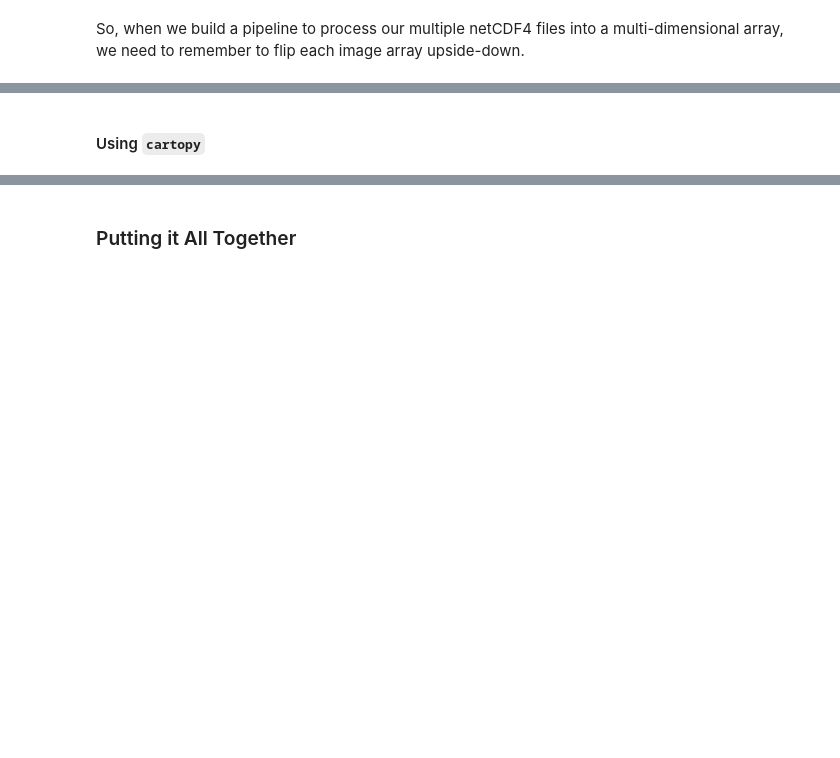
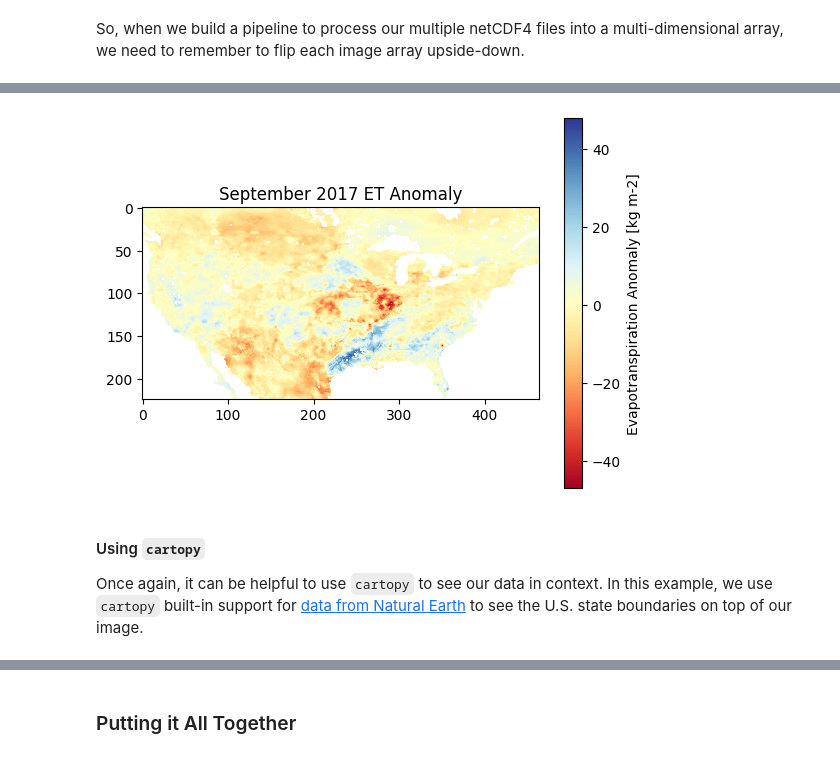
Before and after one commit to OpenClimateScience/M1-Open-Climate-Data, a Jupyter notebook: notebooks/CaseStudy_2017_Northern_Plains_Flash_Drought.ipynb, the cells around one changed output, grey strips where cells are left out. Cells and saved outputs as stored; diff of their text form; code cells hidden in the pictures; blank space fills up the shorter version.

```diff
--- a/notebooks/CaseStudy_2017_Northern_Plains_Flash_Drought.ipynb
+++ b/notebooks/CaseStudy_2017_Northern_Plains_Flash_Drought.ipynb
@@ -192,12 +251,17 @@ file_list[-1]
 # %%
 et_2017_anomaly = et_series[-1] - et_clim
 
 pyplot.imshow(et_2017_anomaly, cmap = 'RdYlBu')
 cbar = pyplot.colorbar()
 cbar.set_label('Evapotranspiration Anomaly [kg m-2]')
+pyplot.title('September 2017 ET Anomaly')
 pyplot.show()
+# %% [output]
+[figure, added]
 # %% [markdown]
 #### Using `cartopy`
+
+Once again, it can be helpful to use `cartopy` to see our data in context. In this example, we use `cartopy` built-in support for [data from Natural Earth](https://www.naturalearthdata.com/) to see the U.S. state boundaries on top of our image.
 # %%
 extent = [
     nc.variables['lon'][:].min(),
```
Also changed, not shown: parts of 23 cells of this notebook, 1 other file.
